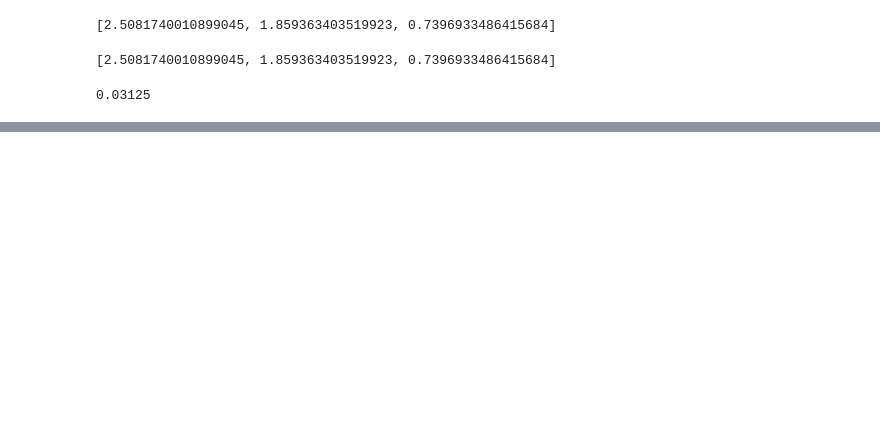
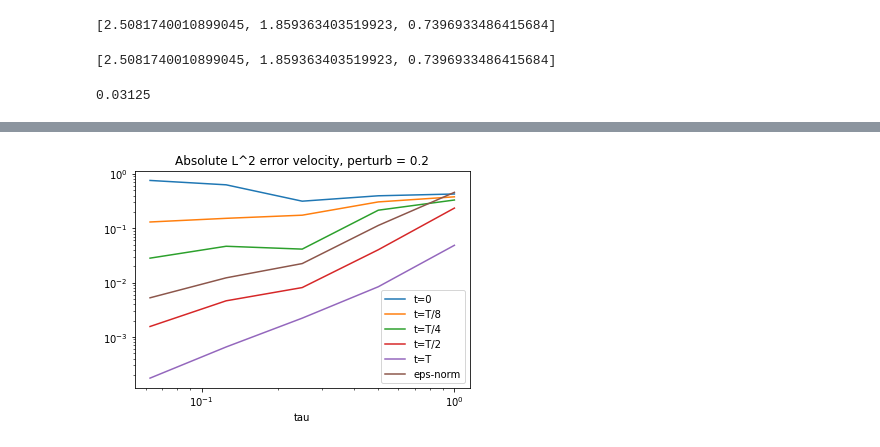
Before and after one commit to UCL/stokes-nc-ill-posed, a Jupyter notebook: ngsolve/Stokes-non-conforming.ipynb, the cells around one changed output, grey strips where cells are left out. Drawn from its saved outputs; the diff is of its cells as text; code cells hidden in the pictures; blank space fills up the shorter version.

```diff
--- a/ngsolve/Stokes-non-conforming.ipynb
+++ b/ngsolve/Stokes-non-conforming.ipynb
@@ -766,0 +803,22 @@ epsilon_errors =  [ 0.04699381631224313,0.030223041406075367,0.01648379399279716
+# %%
+# Ns = [1,2,4,8,16]
+# constant_noise_data = 1e-1
+delta_t = np.array([1/1,1/2,1/4,1/8,1/16])
+epsilon_norm = np.array([0.4579070680883267,0.11272350052921437,0.02242636878899454, 0.012256888840877632,0.00526186405523929])
+t_0 = np.array([0.4270903595479101,0.395929258951386,0.3150514895880543,0.630112827023404,0.7583436430298138  ])
+t_TEights = np.array([ 0.3790095378969831,0.3054345776553525,0.17403783958479485,0.1524201080295088,0.13051879414139694 ])
+t_Tquarter = np.array( [0.33095913188826426,0.21512180684379298,0.0413706695378934,0.04668489396330632,0.028213075681759167 ])
+t_Thalf = np.array([0.23502403251100565,0.040273265565002096,0.00811744612675331,0.004630800813495673,0.0015607594205182965  ])
+t_T = np.array([0.04862282257147171,0.008404709322987461,0.002222163453523508,0.0006554848404686004,0.0001752460170350558 ] )
+plt.loglog(delta_t, t_0, label="t=0")
+plt.loglog(delta_t,t_TEights , label="t=T/8")
+plt.loglog(delta_t,t_Tquarter , label="t=T/4")
+plt.loglog(delta_t,t_Thalf , label="t=T/2")
+plt.loglog(delta_t,t_T , label="t=T")
+plt.loglog(delta_t,epsilon_norm  , label="eps-norm")
+plt.xlabel("tau")
+plt.legend()
+plt.title("Absolute L^2 error velocity, perturb = 0.2")
+plt.show()
+# %% [output]
+[figure, added]
```
Also changed, not shown: parts of 33 cells of this notebook.
